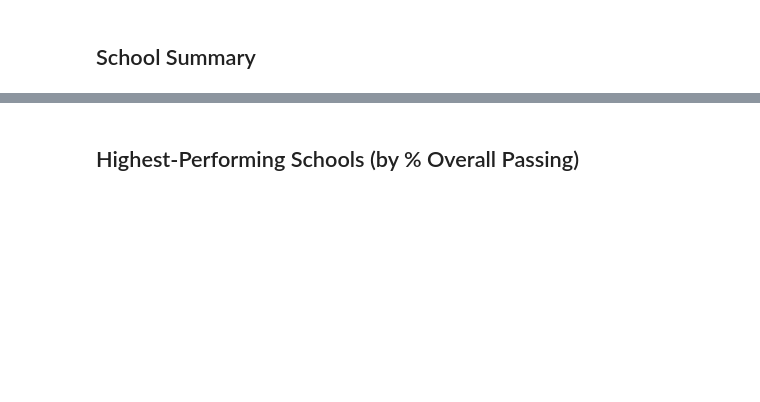
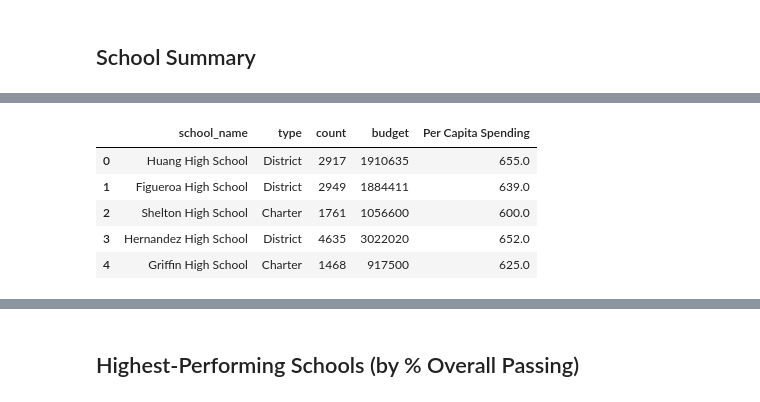
Before and after one commit to pixare7/pandas-challenge, a Jupyter notebook: PyCitySchools/PyCitySchools.ipynb, the cells around one changed output, grey strips where cells are left out. Saved outputs shown, nothing was run; the diff lists cells and outputs as text; code cells hidden in the pictures; blank space fills up the shorter version.

```diff
--- a/PyCitySchools/PyCitySchools.ipynb
+++ b/PyCitySchools/PyCitySchools.ipynb
@@ -97,3 +161,6 @@ district_summary
 # %%
 # Use the code provided to select the type per school from school_data
 school_types = school_data.set_index(["school_name"])["type"]
+schools_types_df = pd.DataFrame(school_types)
+#school_types
+schools_types_df.head()
@@ -100,3 +175,7 @@ school_types = school_data.set_index(["school_name"])["type"]
 # %%
 # Calculate the total student count per school from school_data
-per_school_counts =
+per_school_counts = school_data_complete['school_name'].value_counts()
+
+#per_school_counts
+per_school_counts_df = pd.DataFrame(per_school_counts)
+per_school_counts_df.head()
@@ -103,4 +190,5 @@ per_school_counts =
 # %%
-# Calculate the total school budget and per capita spending per school from school_data
-per_school_budget =
-per_school_capita =
+# Calculate the total school budget per school from school_data
+per_school_budget = school_data[['school_name', 'budget']]
+per_school_budget_df = pd.DataFrame(per_school_budget)
+per_school_budget_df.head()
@@ -106,0 +202,5 @@ per_school_capita =
+# %%
+# merge
+merge1_df = pd.merge(schools_types_df, per_school_counts_df, how="inner", on="school_name")
+merge2_df = pd.merge(merge1_df, per_school_budget_df, how="inner", on="school_name")
+merge2_df.head()
@@ -107,3 +214,17 @@ per_school_capita =
+# %%
+# Calculate the per capita spending per school from school_data
+merge2_df['Per Capita Spending'] = merge2_df['budget'] / merge2_df['count']
+
+merge2_df.head()
+
+#per_capita_df =
+# %% [output]
+|  | school_name | type | count | budget | Per Capita Spending |
+| 0 | Huang High School | District | 2917 | 1910635 | 655.0 |
+| 1 | Figueroa High School | District | 2949 | 1884411 | 639.0 |
+| 2 | Shelton High School | Charter | 1761 | 1056600 | 600.0 |
+| 3 | Hernandez High School | District | 4635 | 3022020 | 652.0 |
+| 4 | Griffin High School | Charter | 1468 | 917500 | 625.0 |
 # %%
 # Calculate the average test scores per school from school_data_complete
 per_school_math =
```
Also changed, not shown: parts of 21 cells of this notebook.
